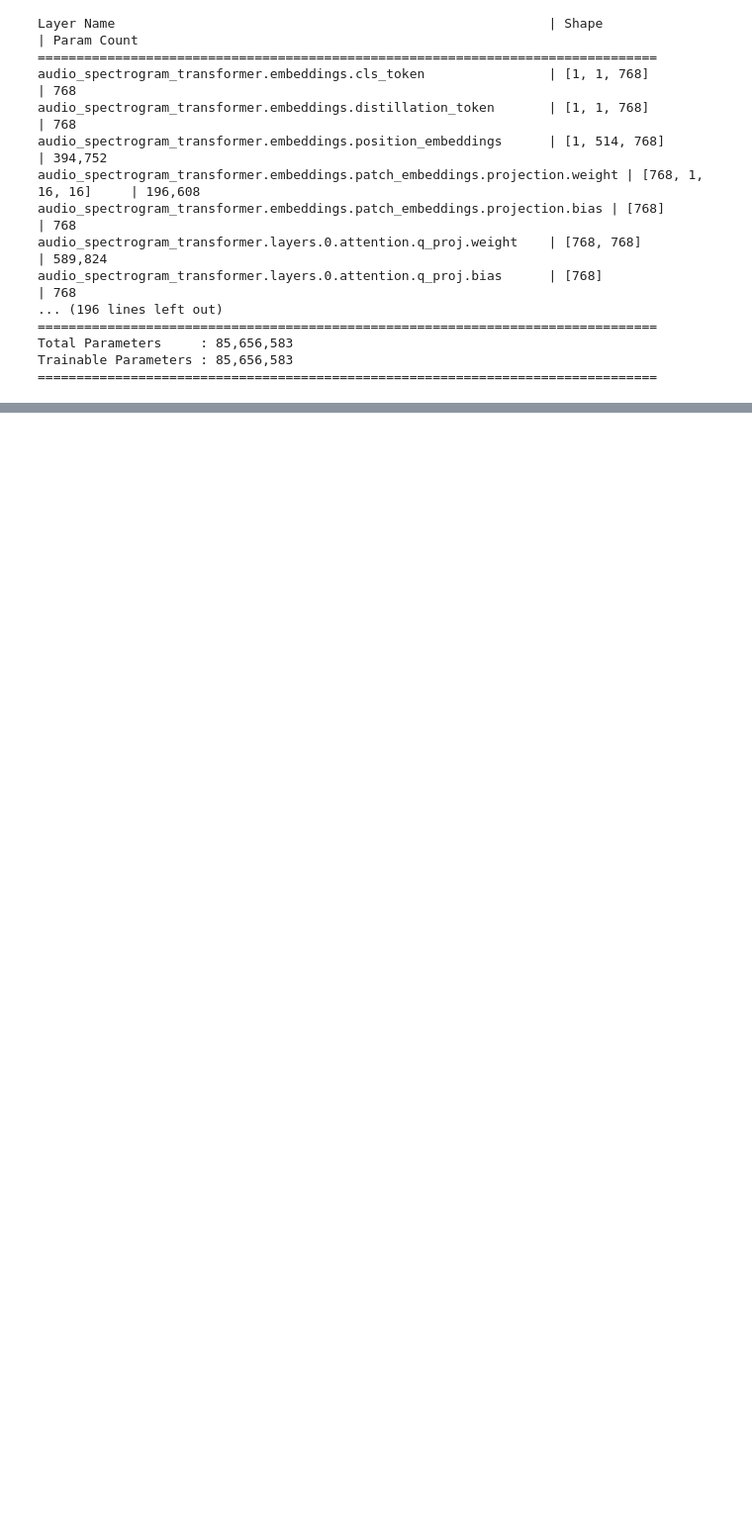
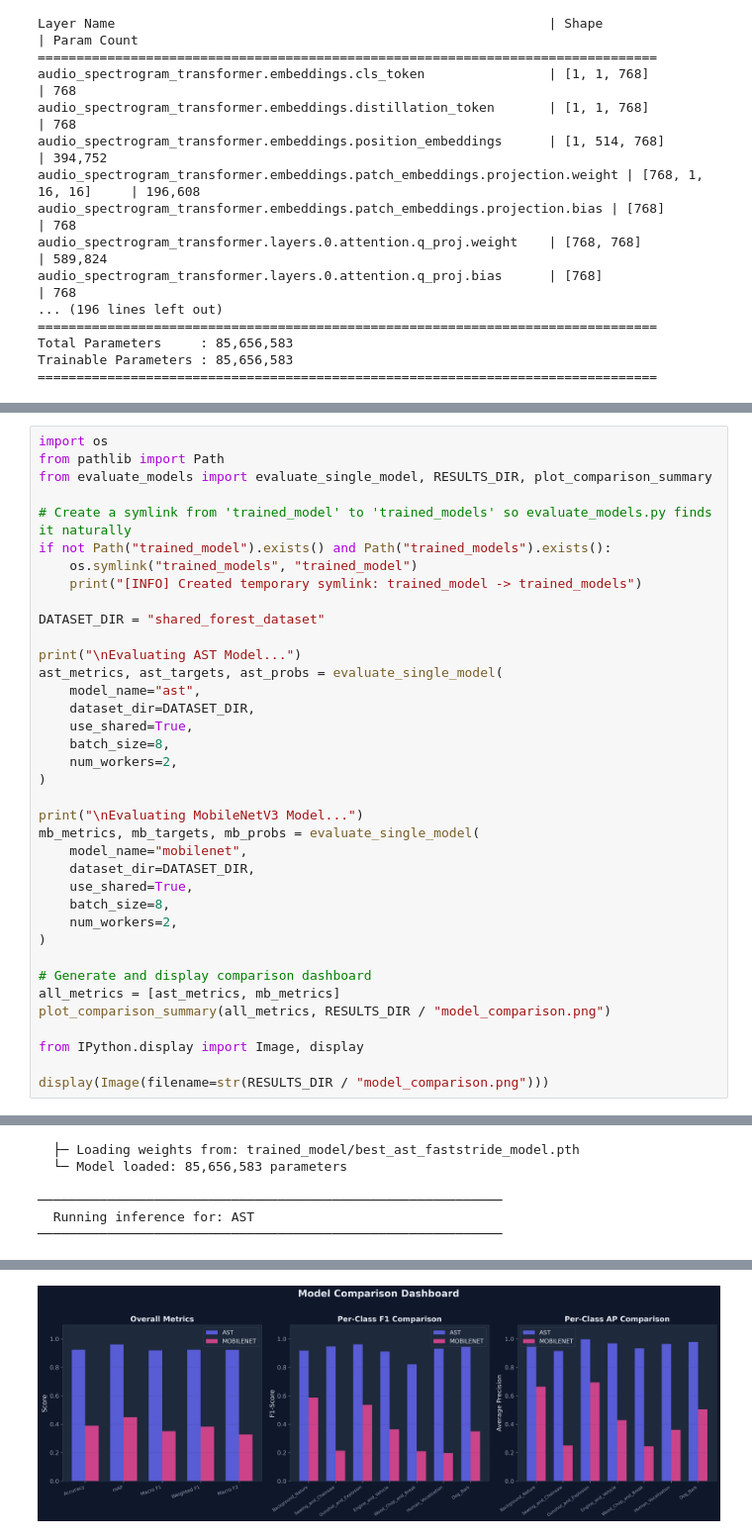
Before and after one commit to swanandisalive/Endangered-species-threat-detection-audio-spectrogram-transformer, a Jupyter notebook: training.ipynb, the cells around one changed output, grey strips where cells are left out. Shown at 99% size. Saved outputs shown, nothing was run; the diff lists cells and outputs as text; blank space fills up the shorter version.

Commit message:
Evalvuating mobilnet and ast 16x16 models

```diff
--- a/training.ipynb
+++ b/training.ipynb
@@ -272,0 +293,38 @@ Trainable Parameters : 85,656,583
+# %%
+import os
+from pathlib import Path
+from evaluate_models import evaluate_single_model, RESULTS_DIR, plot_comparison_summary
+
+# Create a symlink from 'trained_model' to 'trained_models' so evaluate_models.py finds it naturally
+if not Path("trained_model").exists() and Path("trained_models").exists():
+    os.symlink("trained_models", "trained_model")
+    print("[INFO] Created temporary symlink: trained_model -> trained_models")
+
+DATASET_DIR = "shared_forest_dataset"
+
+print("\nEvaluating AST Model...")
+ast_metrics, ast_targets, ast_probs = evaluate_single_model(
+    model_name="ast",
+    dataset_dir=DATASET_DIR,
+    use_shared=True,
+    batch_size=8,
+    num_workers=2,
+)
+
+print("\nEvaluating MobileNetV3 Model...")
+mb_metrics, mb_targets, mb_probs = evaluate_single_model(
+    model_name="mobilenet",
+    dataset_dir=DATASET_DIR,
+    use_shared=True,
+    batch_size=8,
+    num_workers=2,
+)
+
+# Generate and display comparison dashboard
+all_metrics = [ast_metrics, mb_metrics]
+plot_comparison_summary(all_metrics, RESULTS_DIR / "model_comparison.png")
+
+from IPython.display import Image, display
+
+display(Image(filename=str(RESULTS_DIR / "model_comparison.png")))
+# %% [output]
@@ -272,0 +345,6 @@ Trainable Parameters : 85,656,583
+  ├─ Loading weights from: trained_model/best_ast_faststride_model.pth
+  └─ Model loaded: 85,656,583 parameters
+
+────────────────────────────────────────────────────────────
+  Running inference for: AST
+────────────────────────────────────────────────────────────
@@ -272,0 +385 @@ Trainable Parameters : 85,656,583
+[figure, added]
```
Also changed, not shown: parts of 3 cells of this notebook, 16 other files.
